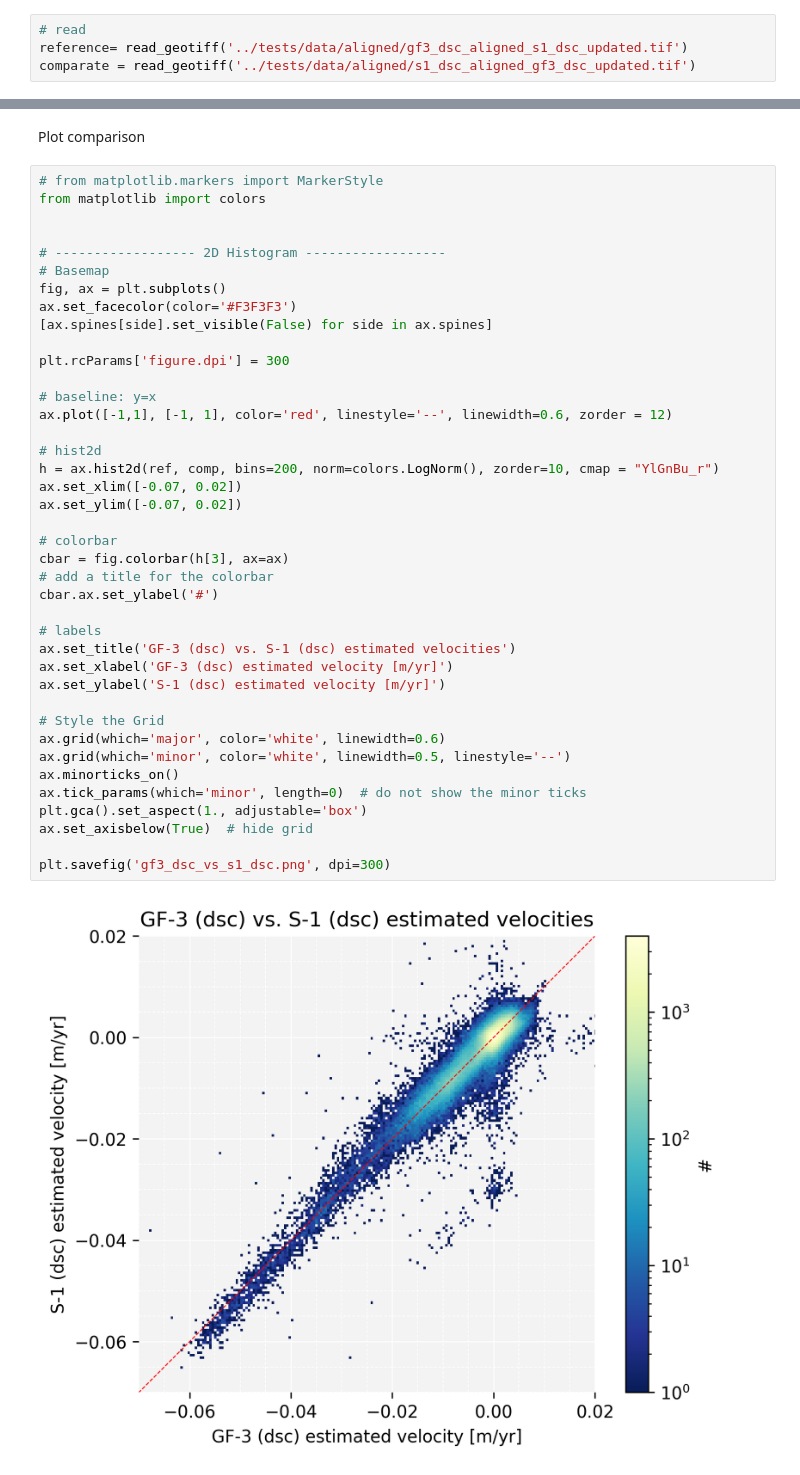
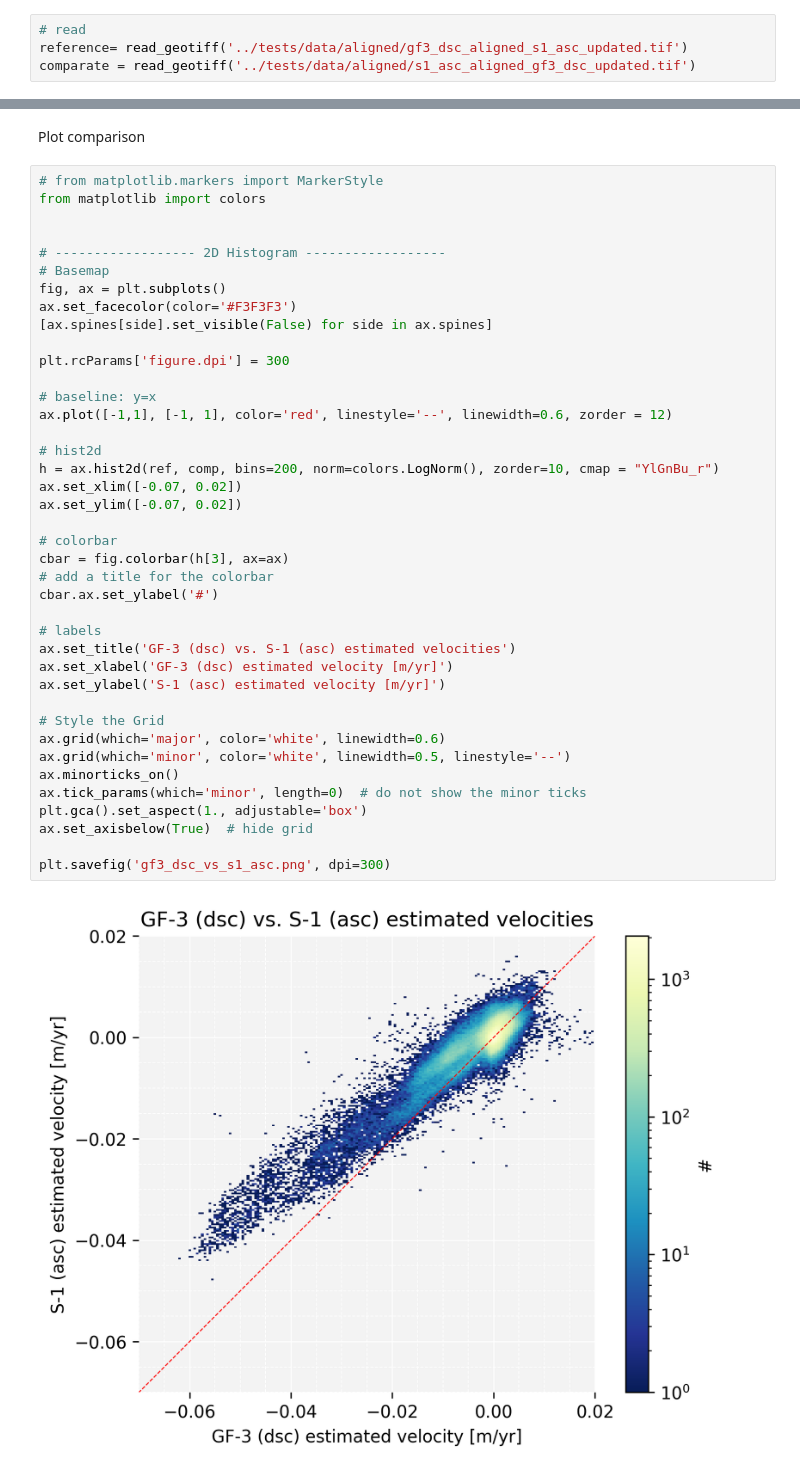
Before and after one commit to yuxiao-qin/compare_gf3_defo_map, a Jupyter notebook: notebook/main.ipynb, the cells around one changed output, grey strips where cells are left out. Cells and saved outputs as stored; diff of their text form.

```diff
--- a/notebook/main.ipynb
+++ b/notebook/main.ipynb
@@ -13,8 +13,8 @@ from compare_gf3_defo_map.main import read_geotiff, imshow_geotiff, compare_geot
 read
 # %%
 # read
-reference= read_geotiff('../tests/data/aligned/gf3_dsc_aligned_s1_dsc_updated.tif')
-comparate = read_geotiff('../tests/data/aligned/s1_dsc_aligned_gf3_dsc_updated.tif')
+reference= read_geotiff('../tests/data/aligned/gf3_dsc_aligned_s1_asc_updated.tif')
+comparate = read_geotiff('../tests/data/aligned/s1_asc_aligned_gf3_dsc_updated.tif')
 # %% [markdown]
 plot
 # %%
@@ -41,37 +41,37 @@ fig, ax = plt.subplots()
 ax.set_facecolor(color='#F3F3F3')
 [ax.spines[side].set_visible(False) for side in ax.spines]
 
 plt.rcParams['figure.dpi'] = 300
 
 # baseline: y=x
 ax.plot([-1,1], [-1, 1], color='red', linestyle='--', linewidth=0.6, zorder = 12)
 
 # hist2d
 h = ax.hist2d(ref, comp, bins=200, norm=colors.LogNorm(), zorder=10, cmap = "YlGnBu_r")
 ax.set_xlim([-0.07, 0.02])
 ax.set_ylim([-0.07, 0.02])
 
 # colorbar
 cbar = fig.colorbar(h[3], ax=ax)
 # add a title for the colorbar
 cbar.ax.set_ylabel('#')
 
 # labels
-ax.set_title('GF-3 (dsc) vs. S-1 (dsc) estimated velocities')
+ax.set_title('GF-3 (dsc) vs. S-1 (asc) estimated velocities')
 ax.set_xlabel('GF-3 (dsc) estimated velocity [m/yr]')
-ax.set_ylabel('S-1 (dsc) estimated velocity [m/yr]')
+ax.set_ylabel('S-1 (asc) estimated velocity [m/yr]')
 
 # Style the Grid
 ax.grid(which='major', color='white', linewidth=0.6)
 ax.grid(which='minor', color='white', linewidth=0.5, linestyle='--')
 ax.minorticks_on()
 ax.tick_params(which='minor', length=0)  # do not show the minor ticks
 plt.gca().set_aspect(1., adjustable='box')
 ax.set_axisbelow(True)  # hide grid
 
-plt.savefig('gf3_dsc_vs_s1_dsc.png', dpi=300)
+plt.savefig('gf3_dsc_vs_s1_asc.png', dpi=300)
 # %% [output]
-[figure, old version]
+[figure, new version]
 # %%
 # Linear Regression
 from scipy.stats import linregress
```
Also changed, not shown: parts of 1 cell of this notebook, 8 other files.
